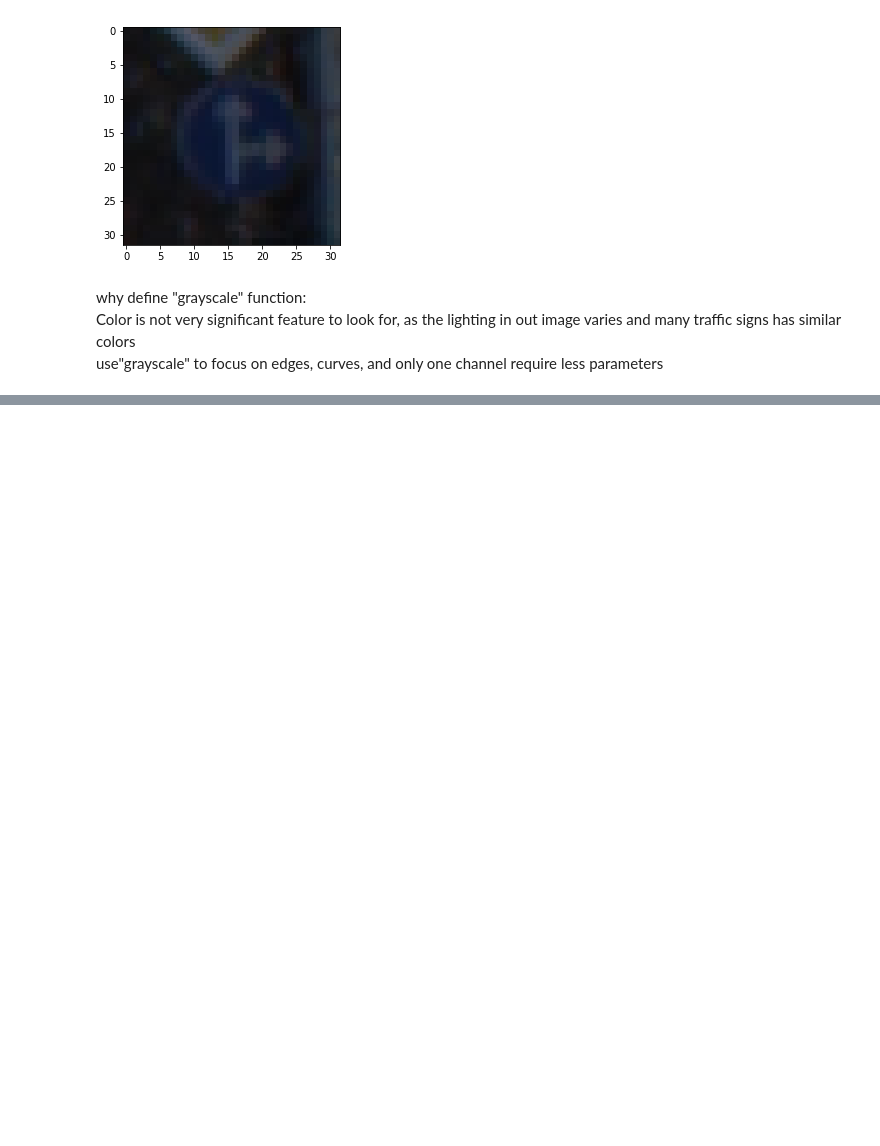
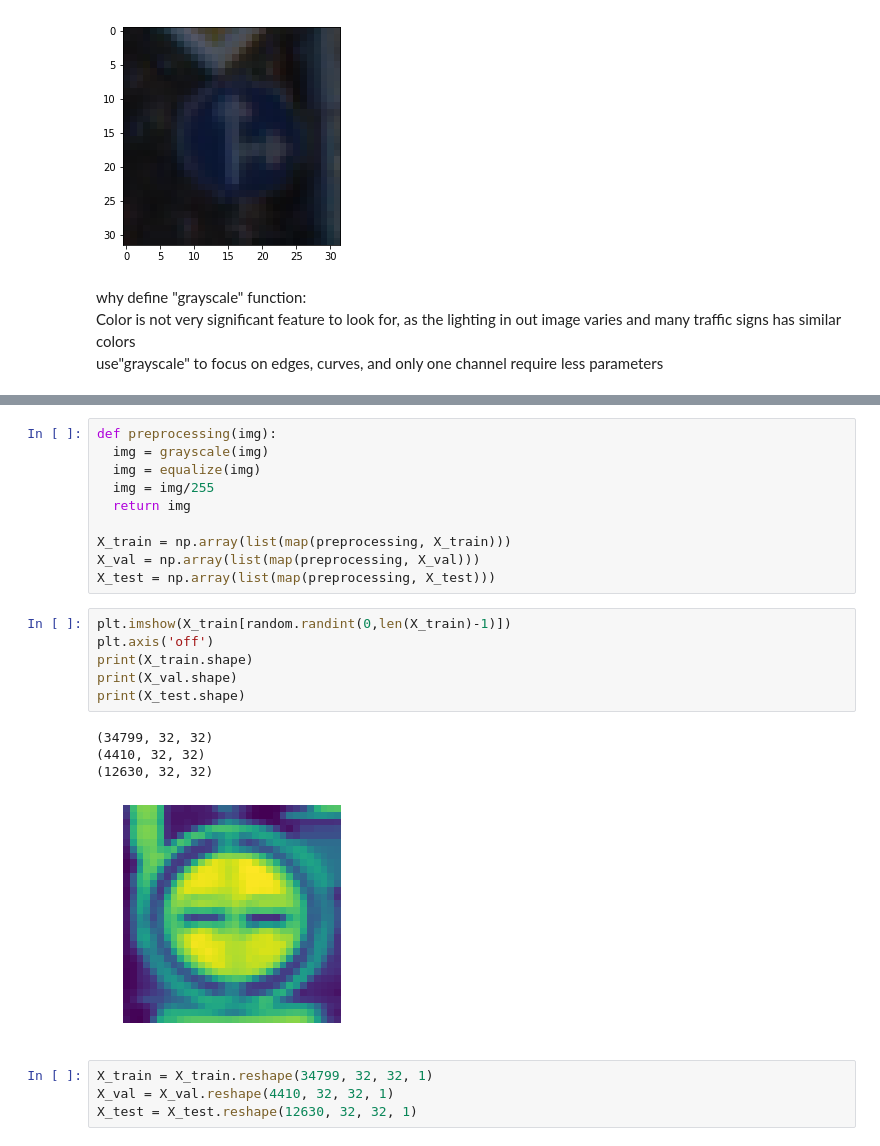
Before and after one commit to Jian-Chueng/Book, a Jupyter notebook: traffic_signs.ipynb, the cells around one changed output, grey strips where cells are left out. Cells and saved outputs as stored; diff of their text form; blank space fills up the shorter version.

```diff
--- a/traffic_signs.ipynb
+++ b/traffic_signs.ipynb
@@ -153,0 +184,25 @@ pixel intensities are bunched up around the small range of brightness values his
+# %%
+def preprocessing(img):
+  img = grayscale(img)
+  img = equalize(img)
+  img = img/255
+  return img
+
+X_train = np.array(list(map(preprocessing, X_train)))
+X_val = np.array(list(map(preprocessing, X_val)))
+X_test = np.array(list(map(preprocessing, X_test)))
+# %%
+plt.imshow(X_train[random.randint(0,len(X_train)-1)])
+plt.axis('off')
+print(X_train.shape)
+print(X_val.shape)
+print(X_test.shape)
+# %% [output]
+(34799, 32, 32)
+(4410, 32, 32)
+(12630, 32, 32)
+[figure, added]
+# %%
+X_train = X_train.reshape(34799, 32, 32, 1)
+X_val = X_val.reshape(4410, 32, 32, 1)
+X_test = X_test.reshape(12630, 32, 32, 1)
```
Also changed, not shown: parts of 11 cells of this notebook.
